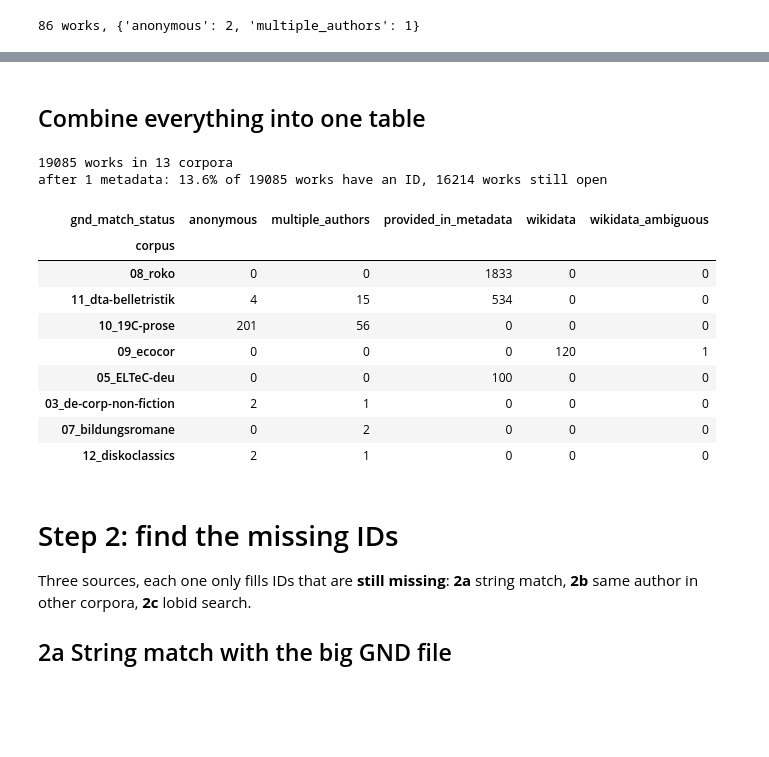
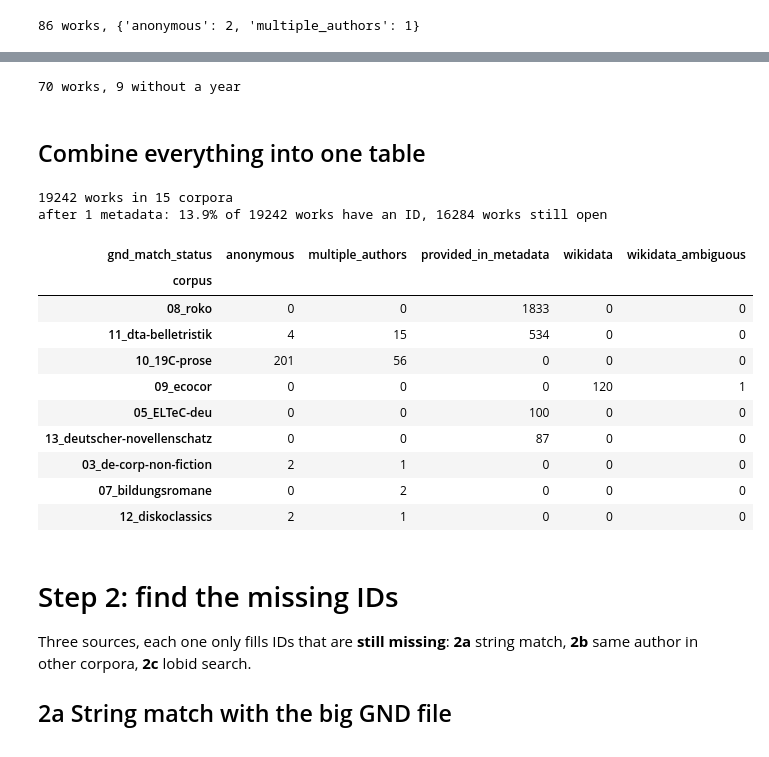
Before and after one commit to MertenKroencke/corpora_and_canonicity, a Jupyter notebook: code/gnd_pipeline.ipynb, the cells around one changed output, grey strips where cells are left out. Cells and saved outputs as stored; diff of their text form; code cells hidden in the pictures; blank space fills up the shorter version.

```diff
--- a/code/gnd_pipeline.ipynb
+++ b/code/gnd_pipeline.ipynb
@@ -539,0 +545,4 @@ print(len(disko), "works,", disko["gnd_match_status"].value_counts().to_dict())
+# %%
+novellenschatz = parse_dta(RAW / "13_deutscher_novellenschatz")
+print(len(novellenschatz), "works,", novellenschatz["gndIdentifier"].notna().sum(), "with ID from the metadata,",
+      novellenschatz["gnd_match_status"].value_counts(dropna=False).to_dict())
@@ -540,3 +557,17 @@ print(len(disko), "works,", disko["gnd_match_status"].value_counts().to_dict())
+# %%
+neuer_raw = pd.read_csv(RAW / "14_neuer_deutscher_novellenschatz.csv", sep=";", encoding="utf-8-sig")
+neuer_raw = neuer_raw.loc[:, ~neuer_raw.columns.str.startswith("Unnamed")]       # empty trailing columns
+
+neuer = pd.DataFrame({
+    "author_last": neuer_raw["surname"].str.strip().replace("", np.nan),
+    "author_first": neuer_raw["name"].str.strip().replace("", np.nan),         # 'Ida ' -> 'Ida'
+    "title": neuer_raw["title"].str.strip(),
+    "year": neuer_raw["publ.year"],
+    "filename": np.nan,                                 # the CSV has no file names
+})
+print(len(neuer), "works,", neuer["year"].isna().sum(), "without a year")
+# %% [output]
+70 works, 9 without a year
 # %% [markdown]
 ## Combine everything into one table
 # %%
@@ -549,35 +580,38 @@ corpora = {
     "05_ELTeC-deu": eltec,
     "06_romane-der-romantik": roro,
     "07_bildungsromane": bild,
     "08_roko": roko,
     "09_ecocor": eco,
     "10_19C-prose": prose,
     "11_dta-belletristik": dta,
     "12_diskoclassics": disko,
+    "13_deutscher-novellenschatz": novellenschatz,
+    "14_neuer-deutscher-novellenschatz": neuer,
 }
 # src_row = position of the work in its corpus table (step 6 uses it to re-attach the original metadata columns)
 STD_COLS = ["author_first", "author_last", "title", "year", "filename", "gndIdentifier", "gnd_match_status", "wikidata_id"]
 
 all_works = pd.concat([d.reindex(columns=STD_COLS).assign(corpus=name, src_row=np.arange(len(d))) for name, d in corpora.items()],
                       ignore_index=True)
 all_works["year"] = pd.to_numeric(all_works["year"], errors="coerce")
 all_works["gndIdentifier"] = clean_id(all_works["gndIdentifier"])
 all_works["gnd_match_status"] = all_works["gnd_match_status"].astype(object).where(all_works["gnd_match_status"].notna(), np.nan)
 all_works["author_key"] = author_key(all_works["author_last"], all_works["author_first"])
 
 print(len(all_works), "works in", len(corpora), "corpora")
 log_step("1 metadata")
 all_works.groupby("corpus", sort=False)["gnd_match_status"].value_counts().unstack(fill_value=0)
 # %% [output]
-19085 works in 13 corpora
-after 1 metadata: 13.6% of 19085 works have an ID, 16214 works still open
+19242 works in 15 corpora
+after 1 metadata: 13.9% of 19242 works have an ID, 16284 works still open
 | gnd_match_status | anonymous | multiple_authors | provided_in_metadata | wikidata | wikidata_ambiguous |
 | corpus |  |  |  |  |  |
 | 08_roko | 0 | 0 | 1833 | 0 | 0 |
 | 11_dta-belletristik | 4 | 15 | 534 | 0 | 0 |
 | 10_19C-prose | 201 | 56 | 0 | 0 | 0 |
 | 09_ecocor | 0 | 0 | 0 | 120 | 1 |
 | 05_ELTeC-deu | 0 | 0 | 100 | 0 | 0 |
+| 13_deutscher-novellenschatz | 0 | 0 | 87 | 0 | 0 |
 | 03_de-corp-non-fiction | 2 | 1 | 0 | 0 | 0 |
 | 07_bildungsromane | 0 | 2 | 0 | 0 | 0 |
 | 12_diskoclassics | 2 | 1 | 0 | 0 | 0 |
```
Also changed, not shown: parts of 26 cells of this notebook, 1 other file.
